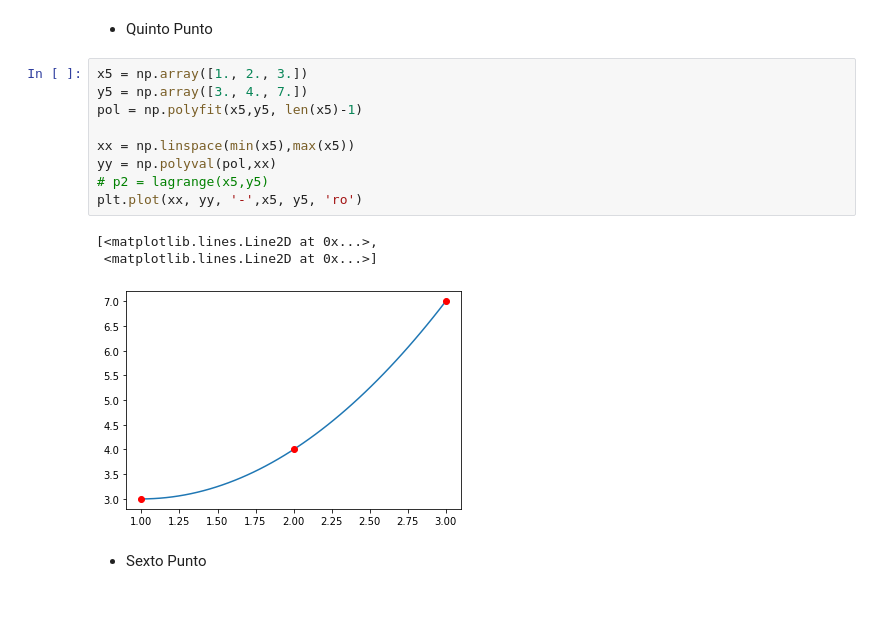
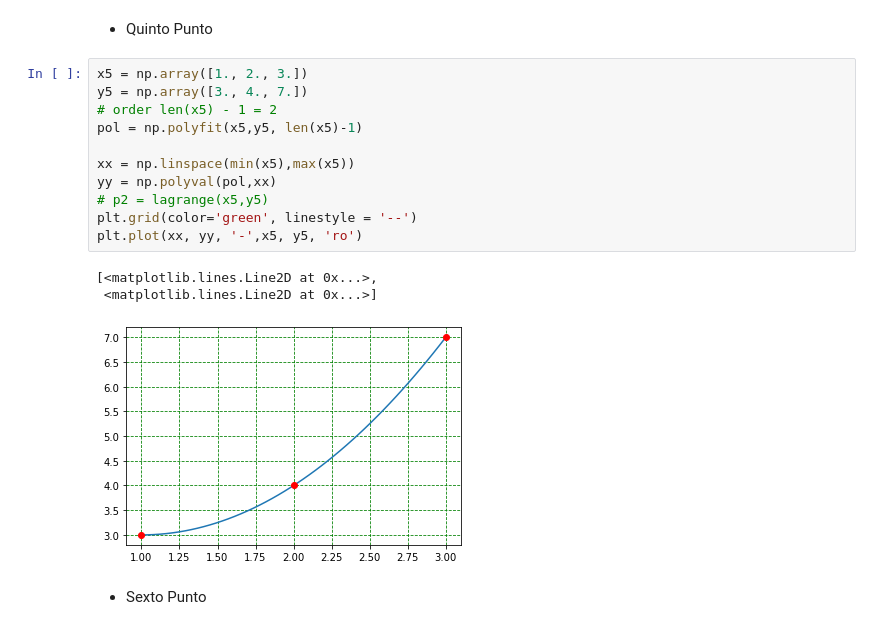
Before and after one commit to DuneV/2022-2, a Jupyter notebook: LAB2_OPTIMIZACION.ipynb, the cells around one changed output. Drawn from its saved outputs; the diff is of its cells as text.

```diff
--- a/LAB2_OPTIMIZACION.ipynb
+++ b/LAB2_OPTIMIZACION.ipynb
@@ -209,16 +209,18 @@ fig0.colorbar(surface0, shrink=0.5, aspect=10)
 # %%
 x5 = np.array([1., 2., 3.])
 y5 = np.array([3., 4., 7.])
+# order len(x5) - 1 = 2
 pol = np.polyfit(x5,y5, len(x5)-1)
 
 xx = np.linspace(min(x5),max(x5))
 yy = np.polyval(pol,xx)
 # p2 = lagrange(x5,y5)
+plt.grid(color='green', linestyle = '--')
 plt.plot(xx, yy, '-',x5, y5, 'ro')
 # %% [output]
 [<matplotlib.lines.Line2D at 0x...>,
  <matplotlib.lines.Line2D at 0x...>]
-[figure, old version]
+[figure, new version]
 # %% [markdown]
 - Sexto Punto
 # %%
```
Also changed, not shown: 1 other file.
